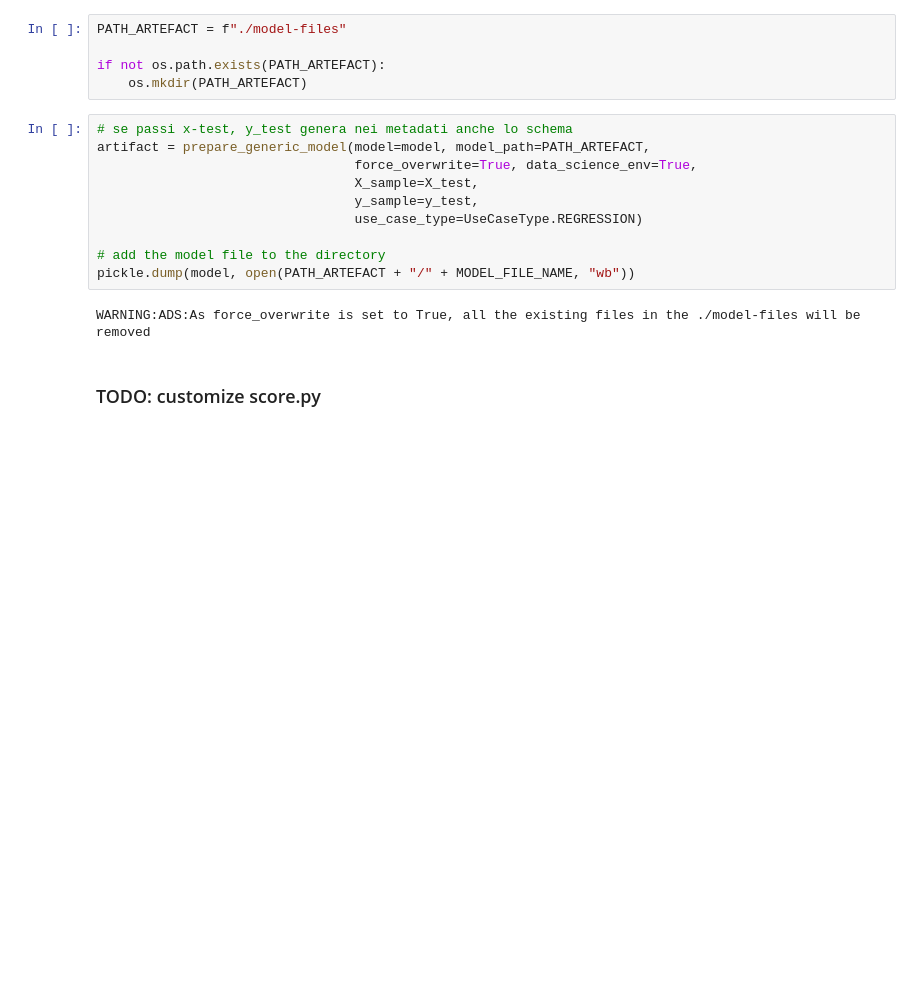
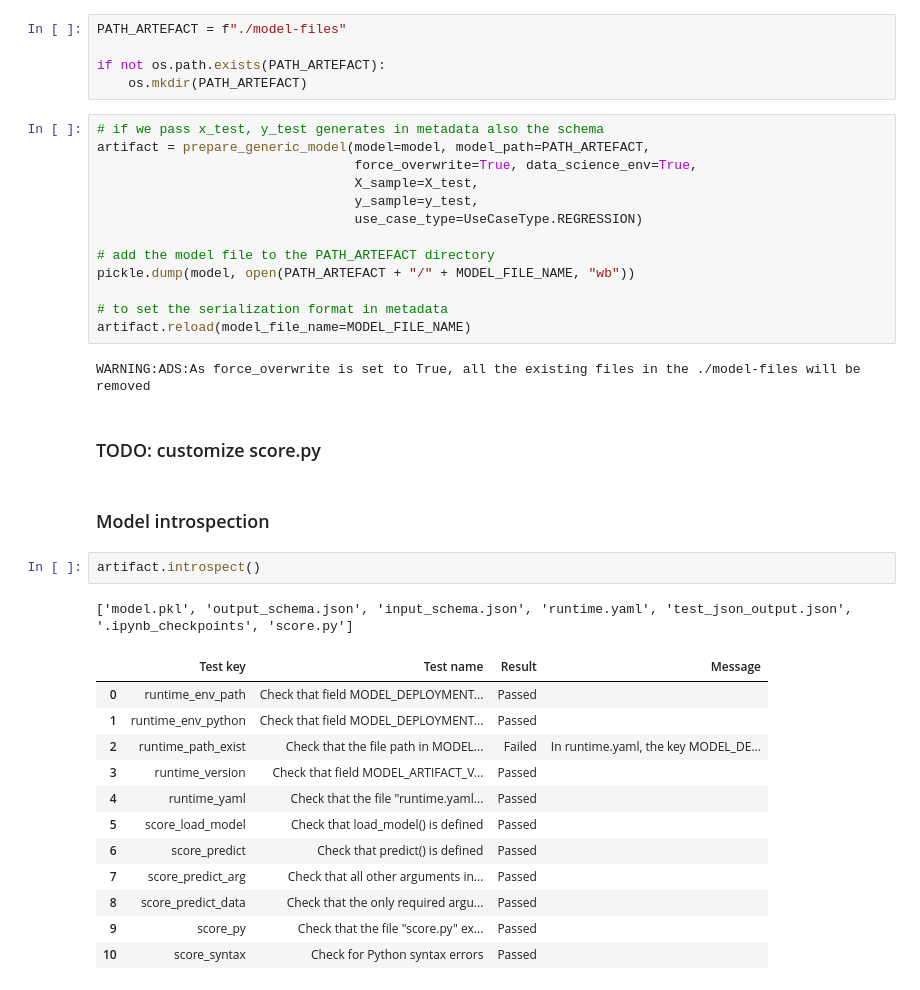
Before and after one commit to luigisaetta/data-science-bp, a Jupyter notebook: california_housing_model_deployment.ipynb, the cells around one changed output. Cells and saved outputs as stored; diff of their text form; blank space fills up the shorter version.

```diff
--- a/california_housing_model_deployment.ipynb
+++ b/california_housing_model_deployment.ipynb
@@ -288,16 +293,37 @@ PATH_ARTEFACT = f"./model-files"
 if not os.path.exists(PATH_ARTEFACT):
     os.mkdir(PATH_ARTEFACT)
 # %%
-# se passi x-test, y_test genera nei metadati anche lo schema
+# if we pass x_test, y_test generates in metadata also the schema
 artifact = prepare_generic_model(model=model, model_path=PATH_ARTEFACT,
                                  force_overwrite=True, data_science_env=True,
                                  X_sample=X_test,
                                  y_sample=y_test,
                                  use_case_type=UseCaseType.REGRESSION)
 
-# add the model file to the directory
+# add the model file to the PATH_ARTEFACT directory
 pickle.dump(model, open(PATH_ARTEFACT + "/" + MODEL_FILE_NAME, "wb"))
+
+# to set the serialization format in metadata
+artifact.reload(model_file_name=MODEL_FILE_NAME)
 # %% [output]
 WARNING:ADS:As force_overwrite is set to True, all the existing files in the ./model-files will be removed
 # %% [markdown]
 ### TODO: customize score.py
+# %% [markdown]
+### Model introspection
+# %%
+artifact.introspect()
+# %% [output]
+['model.pkl', 'output_schema.json', 'input_schema.json', 'runtime.yaml', 'test_json_output.json', '.ipynb_checkpoints', 'score.py']
+|  | Test key | Test name | Result | Message |
+| 0 | runtime_env_path | Check that field MODEL_DEPLOYMENT... | Passed |  |
+| 1 | runtime_env_python | Check that field MODEL_DEPLOYMENT... | Passed |  |
+| 2 | runtime_path_exist | Check that the file path in MODEL... | Failed | In runtime.yaml, the key MODEL_DE... |
+| 3 | runtime_version | Check that field MODEL_ARTIFACT_V... | Passed |  |
+| 4 | runtime_yaml | Check that the file "runtime.yaml... | Passed |  |
+| 5 | score_load_model | Check that load_model() is defined | Passed |  |
+| 6 | score_predict | Check that predict() is defined | Passed |  |
+| 7 | score_predict_arg | Check that all other arguments in... | Passed |  |
+| 8 | score_predict_data | Check that the only required argu... | Passed |  |
+| 9 | score_py | Check that the file "score.py" ex... | Passed |  |
+| 10 | score_syntax | Check for Python syntax errors | Passed |  |
```
Also changed, not shown: parts of 11 cells of this notebook, 4 other files.
